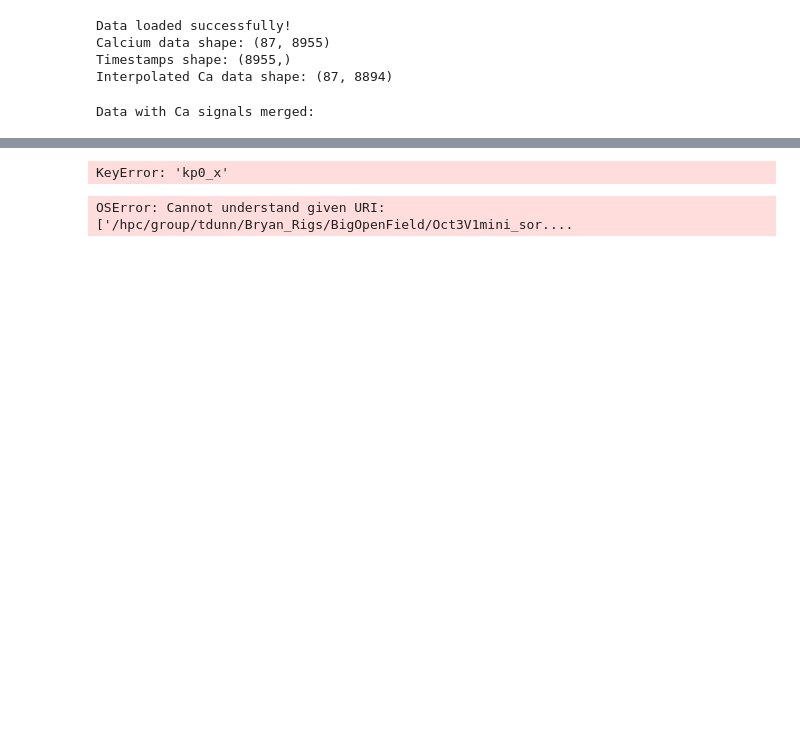
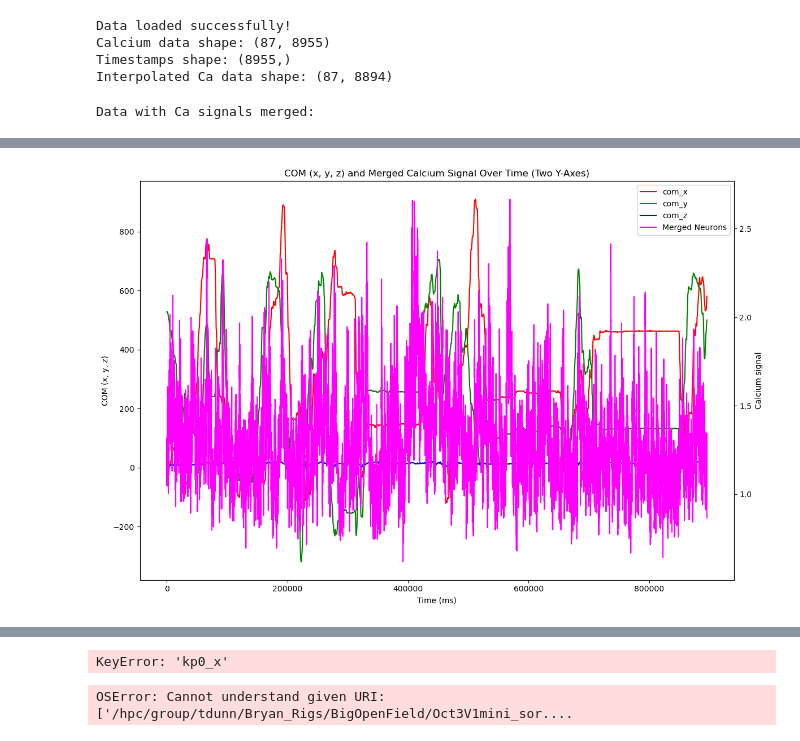
Before and after one commit to gadsfly/BBOP, a Jupyter notebook: random tests/mini_dannce_sync/brws_load_analysis_after_alignment.ipynb, the cells around one changed output, grey strips where cells are left out. Drawn from its saved outputs; the diff is of its cells as text; code cells hidden in the pictures; blank space fills up the shorter version.

```diff
--- a/random tests/mini_dannce_sync/brws_load_analysis_after_alignment.ipynb
+++ b/random tests/mini_dannce_sync/brws_load_analysis_after_alignment.ipynb
@@ -311,0 +515,83 @@ calcium_roi91: r=0.328, p=2.655e-223
+# %%
+import matplotlib.pyplot as plt
+from scipy.stats import pearsonr
+import numpy as np
+
+# Ensure these columns exist in df_new
+for col in ['com_x', 'com_y', 'com_z']:
+    if col not in df_new.columns:
+        raise ValueError(f"{col} not found in df_new.")
+
+
+
+# Check if selected neuron ROIs exist in the data
+selected_roi_names = [f'calcium_roi{neuron}' for neuron in selected_neurons]
+for roi in selected_roi_names:
+    if roi not in df_new.columns:
+        raise ValueError(f"{roi} not found in df_new.")
+
+#########################################
+# Compute Correlations (com_x vs selected ROIs)
+#########################################
+corr_values = {}
+for roi in selected_roi_names:
+    r, p_val = pearsonr(df_new['com_x'], df_new[roi])
+    corr_values[roi] = (r, p_val)
+
+# Sort by absolute correlation to find top correlated ROIs
+sorted_corrs = sorted(corr_values.items(), key=lambda x: abs(x[1][0]), reverse=True)
+
+print("Correlations of selected ROIs with com_x:")
+for roi, (r, p_val) in sorted_corrs:
+    print(f"{roi}: r={r:.3f}, p={p_val:.3e}")
+
+#########################################
+# Merge Selected Neurons
+#########################################
+# Compute the merged signal (e.g., mean of selected neurons)
+merged_signal = df_new[selected_roi_names].mean(axis=1)  # You can also use .sum() or .median()
+
+# Add the merged signal to the dataframe for visualization
+df_new['merged_neurons'] = merged_signal
+
+#########################################
+# Compute Merged Correlations with COM_x, COM_y, COM_z
+#########################################
+merged_corrs = {}
+for com_axis in ['com_x', 'com_y', 'com_z']:
+    r, p_val = pearsonr(df_new[com_axis], df_new['merged_neurons'])
+    merged_corrs[com_axis] = (r, p_val)
+    print(f"Correlation of merged_neurons with {com_axis}: r={r:.3f}, p={p_val:.3e}")
+
+#########################################
+# Visualization with Two Y-Axes (Including Merged Signal)
+#########################################
+
+fig, ax1 = plt.subplots(figsize=(12, 8))
+
+# Plot COM_x, COM_y, COM_z on the left y-axis
+ax1.plot(df_new.index, df_new['com_x'], color='red', label='com_x')
+ax1.plot(df_new.index, df_new['com_y'], color='green', label='com_y')
+ax1.plot(df_new.index, df_new['com_z'], color='blue', label='com_z')
+ax1.set_xlabel('Time (ms)')
+ax1.set_ylabel('COM (x, y, z)', color='black')
+ax1.tick_params(axis='y', labelcolor='black')
+
+# Create a second y-axis for the calcium signals
+ax2 = ax1.twinx()
+
+# Plot the merged neuron signal
+ax2.plot(df_new.index, df_new['merged_neurons'], color='magenta', label='Merged Neurons')
+
+ax2.set_ylabel('Calcium signal', color='black')
+ax2.tick_params(axis='y', labelcolor='black')
+
+# Combine legends from both axes
+lines1, labels1 = ax1.get_legend_handles_labels()
+lines2, labels2 = ax2.get_legend_handles_labels()
+ax2.legend(lines1 + lines2, labels1 + labels2, loc='upper right')
+
+plt.title('COM (x, y, z) and Merged Calcium Signal Over Time (Two Y-Axes)')
+plt.tight_layout()
+plt.show()
+# %% [output]
@@ -312,3 +609,4 @@ calcium_roi91: r=0.328, p=2.655e-223
+[figure, added]
 # %%
 import numpy as np
 from sklearn.decomposition import PCA
```
Also changed, not shown: parts of 15 cells of this notebook.
